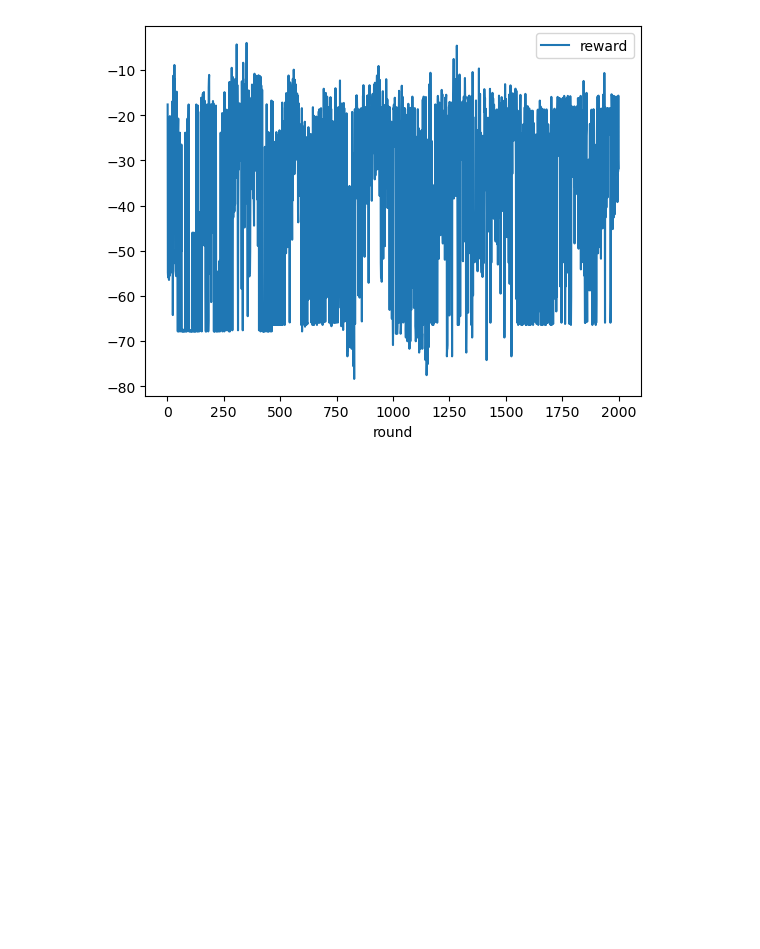
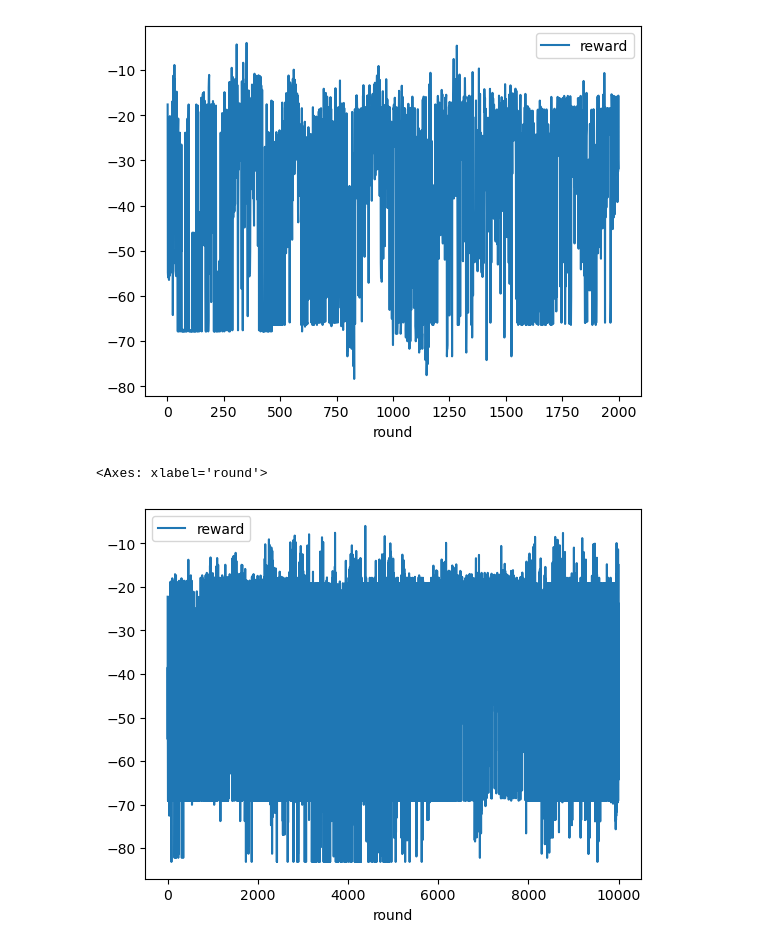
Before and after one commit to thisishiu/Reinforcement-learning-Boomberman, a Jupyter notebook: agent_code/mid_agent/ana.ipynb, the cells around one changed output. Drawn from its saved outputs; the diff is of its cells as text; code cells hidden in the pictures; blank space fills up the shorter version.

```diff
--- a/agent_code/mid_agent/ana.ipynb
+++ b/agent_code/mid_agent/ana.ipynb
@@ -29,3 +31,9 @@ df.groupby(by='round')[['reward']].mean().plot()
 # %% [output]
 <Axes: xlabel='round'>
 [figure]
+# %%
+df = pd.read_csv('logs/07-19_09-57_741_10000.csv')
+df.groupby(by='round')[['reward']].mean().plot()
+# %% [output]
+<Axes: xlabel='round'>
+[figure, added]
```
Also changed, not shown: parts of 7 cells of this notebook, 16 other files.
